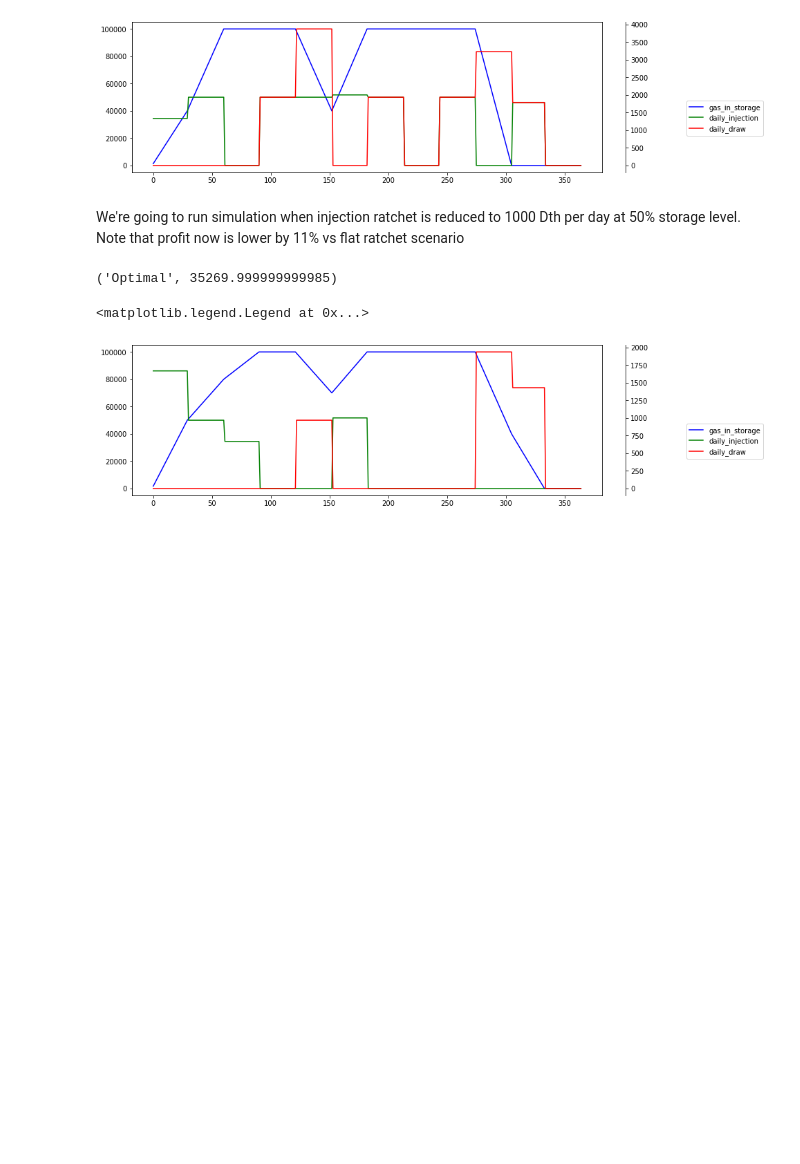
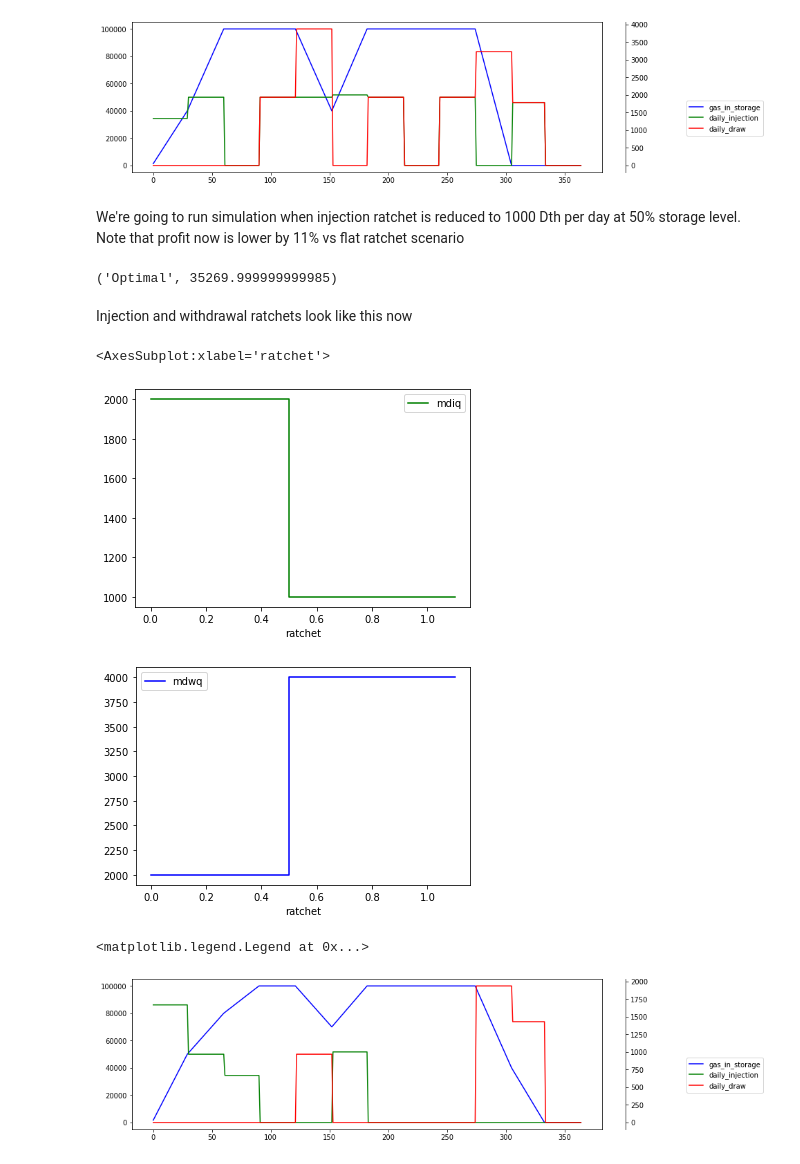
Before and after one commit to processiq/gasstoragemodel, a Jupyter notebook: gas-storage-with-ratchets-v2.ipynb, the cells around one changed output. Cells and saved outputs as stored; diff of their text form; code cells hidden in the pictures; blank space fills up the shorter version.

```diff
--- a/gas-storage-with-ratchets-v2.ipynb
+++ b/gas-storage-with-ratchets-v2.ipynb
@@ -255,6 +244,15 @@ m.solve(solver)
 pulp.LpStatus[m.status], pulp.value(m.objective)
 # %% [output]
 ('Optimal', 35269.999999999985)
+# %% [markdown]
+Injection and withdrawal ratchets look like this now
+# %%
+max_daily_injection2.plot(x='ratchet',y='mdiq', style='g-', drawstyle="steps" )
+max_daily_withdrawal2.plot(x='ratchet',y='mdwq',style='b-', drawstyle="steps")
+# %% [output]
+<AxesSubplot:xlabel='ratchet'>
+[figure, added]
+[figure, added]
 # %%
 df_result = pd.DataFrame( data={
     'gas_in_storage': map(lambda x: pulp.value(x) , daily_storage),
```
Also changed, not shown: parts of 4 cells of this notebook.
